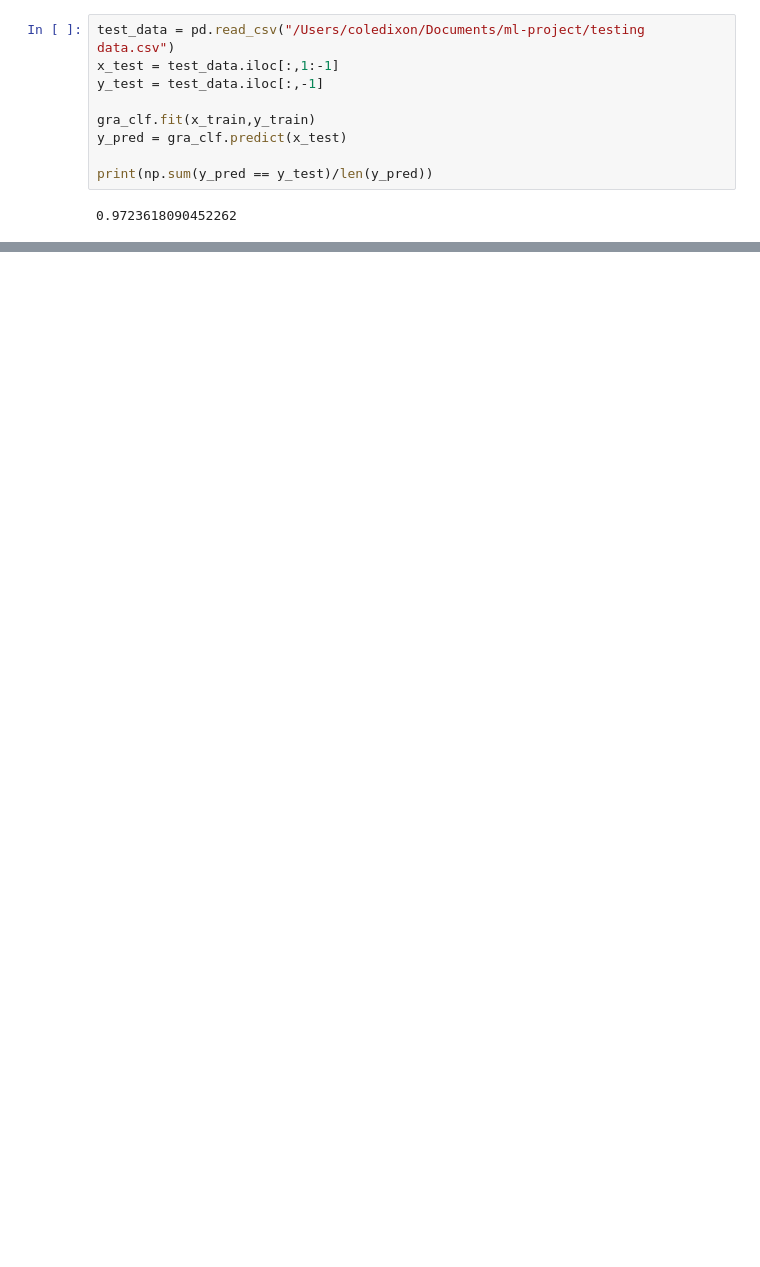
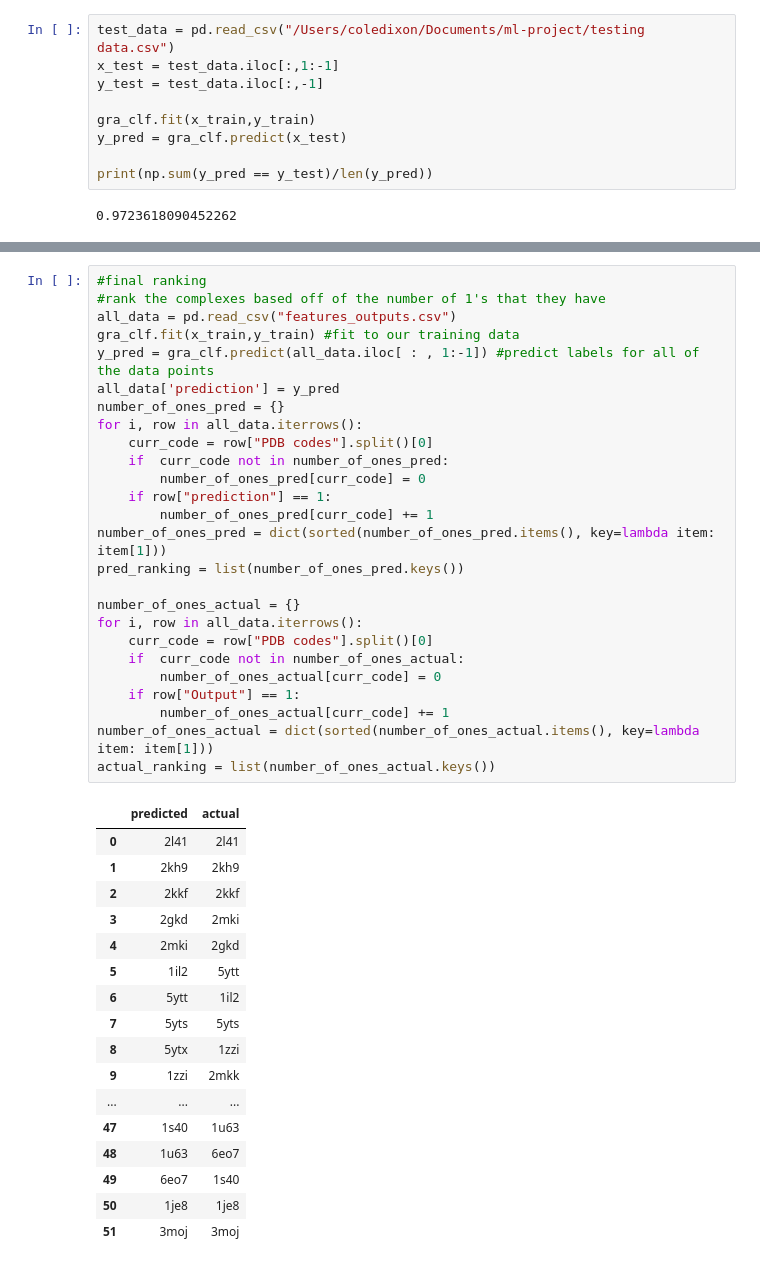
Before and after one commit to jasroopdhingra/ml-project, a Jupyter notebook: Cole_Model_Evalutation/Model_Evaluation.ipynb, the cells around one changed output, grey strips where cells are left out. Drawn from its saved outputs; the diff is of its cells as text; blank space fills up the shorter version.

```diff
--- a/Cole_Model_Evalutation/Model_Evaluation.ipynb
+++ b/Cole_Model_Evalutation/Model_Evaluation.ipynb
@@ -66,0 +112,44 @@ print(avg_false_kd_diff,avg_kd_diff,std_kd_diff)
+# %%
+#final ranking
+#rank the complexes based off of the number of 1's that they have
+all_data = pd.read_csv("features_outputs.csv")
+gra_clf.fit(x_train,y_train) #fit to our training data
+y_pred = gra_clf.predict(all_data.iloc[ : , 1:-1]) #predict labels for all of the data points
+all_data['prediction'] = y_pred
+number_of_ones_pred = {}
+for i, row in all_data.iterrows():
+    curr_code = row["PDB codes"].split()[0]
+    if  curr_code not in number_of_ones_pred:
+        number_of_ones_pred[curr_code] = 0
+    if row["prediction"] == 1:
+        number_of_ones_pred[curr_code] += 1
+number_of_ones_pred = dict(sorted(number_of_ones_pred.items(), key=lambda item: item[1]))
+pred_ranking = list(number_of_ones_pred.keys())
+
+number_of_ones_actual = {}
+for i, row in all_data.iterrows():
+    curr_code = row["PDB codes"].split()[0]
+    if  curr_code not in number_of_ones_actual:
+        number_of_ones_actual[curr_code] = 0
+    if row["Output"] == 1:
+        number_of_ones_actual[curr_code] += 1
+number_of_ones_actual = dict(sorted(number_of_ones_actual.items(), key=lambda item: item[1]))
+actual_ranking = list(number_of_ones_actual.keys())
+# %% [output]
+|  | predicted | actual |
+| 0 | 2l41 | 2l41 |
+| 1 | 2kh9 | 2kh9 |
+| 2 | 2kkf | 2kkf |
+| 3 | 2gkd | 2mki |
+| 4 | 2mki | 2gkd |
+| 5 | 1il2 | 5ytt |
+| 6 | 5ytt | 1il2 |
+| 7 | 5yts | 5yts |
+| 8 | 5ytx | 1zzi |
+| 9 | 1zzi | 2mkk |
+| ... | ... | ... |
+| 47 | 1s40 | 1u63 |
+| 48 | 1u63 | 6eo7 |
+| 49 | 6eo7 | 1s40 |
+| 50 | 1je8 | 1je8 |
+| 51 | 3moj | 3moj |
```
Also changed, not shown: parts of 10 cells of this notebook, 1 other file.
